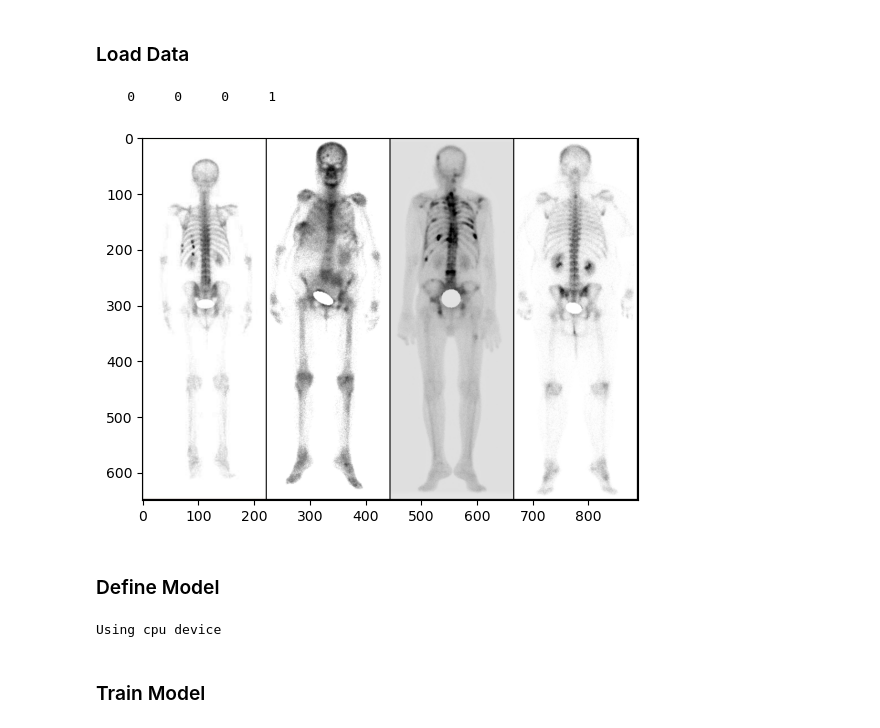
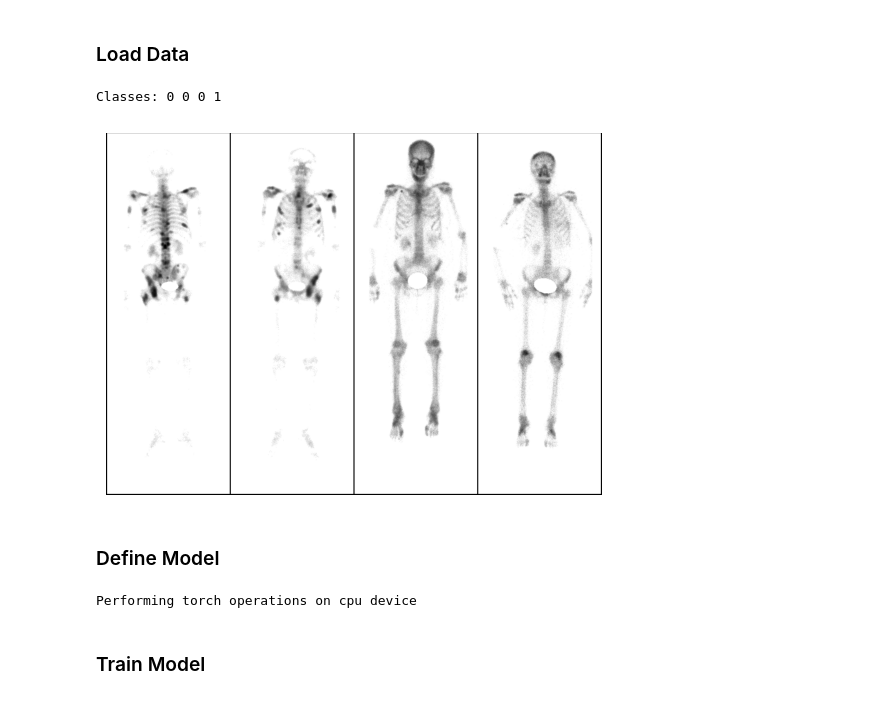
Before and after one commit to IrishMorales/lightweight-cnn-for-bone-metastasis, a Jupyter notebook: bone-metastasis-classification-sample.ipynb, the cells around one changed output. Drawn from its saved outputs; the diff is of its cells as text; code cells hidden in the pictures.

```diff
--- a/bone-metastasis-classification-sample.ipynb
+++ b/bone-metastasis-classification-sample.ipynb
@@ -18,31 +18,27 @@ from torch.utils.data import Dataset, DataLoader
 # %% [markdown]
 ### Load Data
 # %%
-transform = transforms.Compose(
-    [transforms.ToTensor()]
-)
-
+# Classes for normal (no metastasis) and abnormal (metastasis)
+classes = [0, 1]
+# Amount of images to pass through the model in one minibatch
 batch_size = 4
-
-trainset = datasets.ImageFolder(root=r"dataset\train", transform=transform)
-trainloader = DataLoader(trainset, batch_size=batch_size, shuffle=True)
-
-testset = datasets.ImageFolder(root=r"dataset\test", transform=transform)
-testloader = DataLoader(testset, batch_size=batch_size, shuffle=False)
-
-classes = (0, 1)
+# Function to transform image in dataset before passing through model
+transform = transforms.ToTensor()
+# %%
+# Dataset and dataloader for training data
+trainset = datasets.ImageFolder(root=r"dataset-sample\train", transform=transform)
+trainloader = DataLoader(trainset, batch_size=batch_size, shuffle=True)
 # %%
-# get some random training images
+# Show random images from training data and their ground truth classes
 dataiter = iter(trainloader)
 images, labels = next(dataiter)
 
-# show images
-plt.imshow(torchvision.utils.make_grid(images).squeeze().permute(1,2,0))
-# print labels
-print(' '.join(f'{classes[labels[j]]:5}' for j in range(batch_size)))
+plt.axis('off')
+plt.imshow(make_grid(images).permute(1,2,0))
+print("Classes: " + ' '.join(f'{classes[labels[j]]}' for j in range(batch_size)))
 # %% [output]
-    0     0     0     1
+Classes: 0 0 0 1
-[figure, old version]
+[figure, new version]
 # %%
 # DEPRECATED
 class CustomDataset(Dataset):
@@ -88,5 +96,6 @@ net = Net()
 # %%
+# Allocate tensors to the device used for computation
 device = "cuda" if torch.cuda.is_available() else "cpu"
-print(f"Using {device} device")
+print(f"Performing torch operations on {device} device")
 # %% [output]
-Using cpu device
+Performing torch operations on cpu device
```
Also changed, not shown: parts of 15 cells of this notebook.
